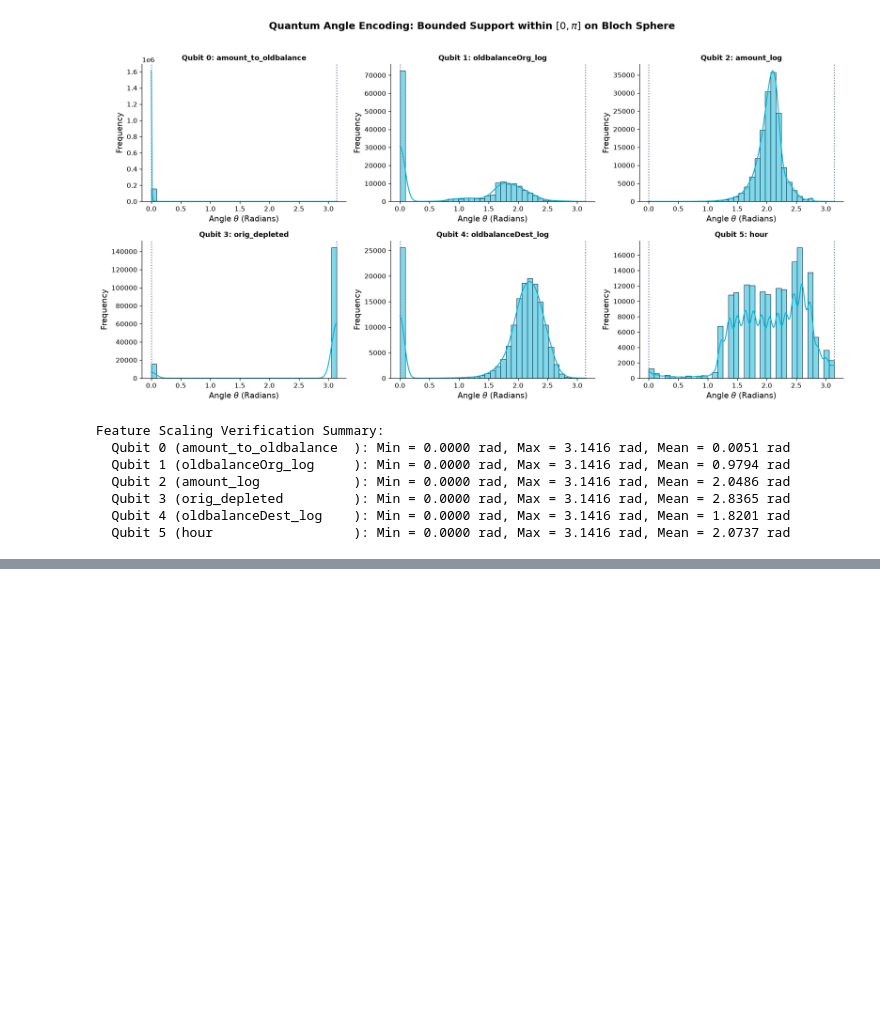
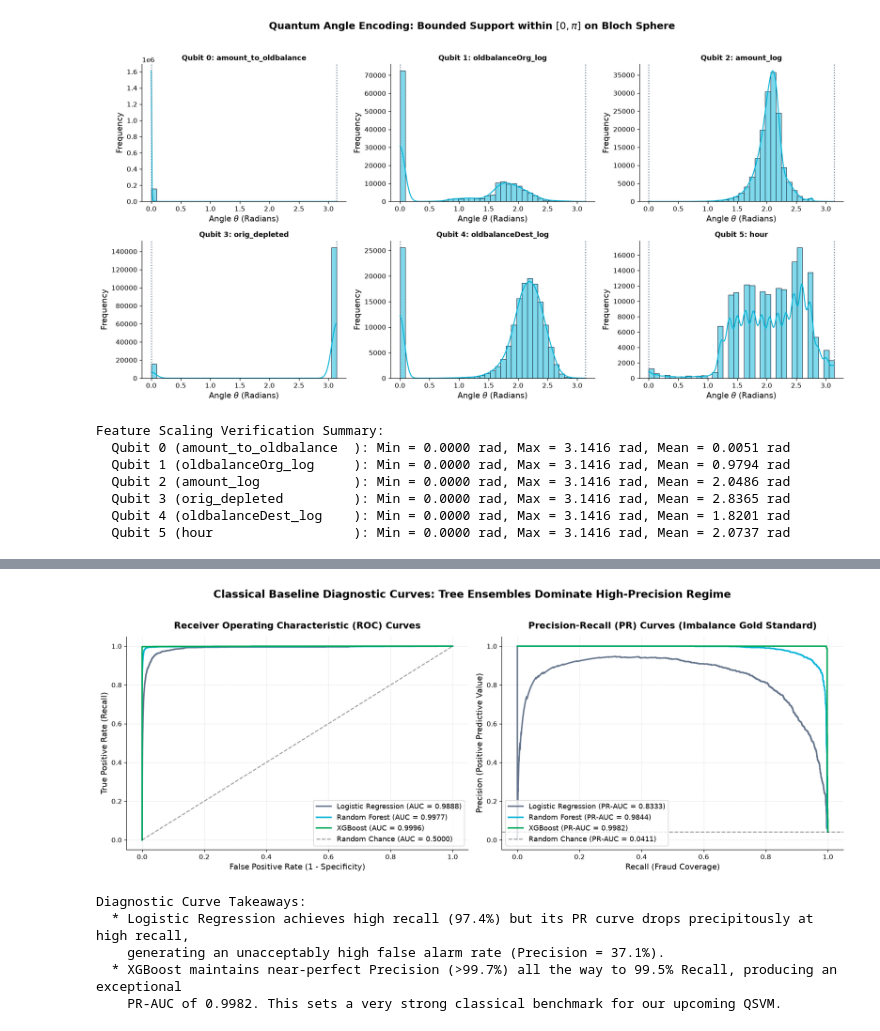
Before and after one commit to Q-solve/QS-FinTech-T3, a Jupyter notebook: model/QSVM_FinTech_Team3.ipynb, the cells around one changed output, grey strips where cells are left out. Drawn from its saved outputs; the diff is of its cells as text; code cells hidden in the pictures; blank space fills up the shorter version.

Commit message:
feat(model): implement classical baseline benchmarks (Logistic Regression, Random Forest, XGBoost)

```diff
--- a/model/QSVM_FinTech_Team3.ipynb
+++ b/model/QSVM_FinTech_Team3.ipynb
@@ -1083,0 +1216,59 @@ The classical data and ML pipeline is complete and verified. Downstream tasks ca
+# %%
+# ==============================================================================
+# 5.2 Visual Benchmarking: Comparative ROC & Precision-Recall Curves
+# ==============================================================================
+fig, axes = plt.subplots(1, 2, figsize=(16, 6), dpi=120)
+
+model_colors = {
+    'Logistic Regression': PALETTE["gray"],
+    'Random Forest': PALETTE["teal"],
+    'XGBoost': PALETTE["mpesa_green"]
+}
+
+# Left Panel: ROC Curves
+for name, probs in probabilities.items():
+    fpr, tpr, _ = roc_curve(y_test_bench, probs)
+    score = roc_auc_score(y_test_bench, probs)
+    axes[0].plot(fpr, tpr, label=f"{name} (AUC = {score:.4f})",
+                 color=model_colors[name], linewidth=2.2)
+
+axes[0].plot([0, 1], [0, 1], 'k--', alpha=0.4, label='Random Chance (AUC = 0.5000)')
+axes[0].set_title("Receiver Operating Characteristic (ROC) Curves", fontweight='bold', pad=12)
+axes[0].set_xlabel("False Positive Rate (1 - Specificity)")
+axes[0].set_ylabel("True Positive Rate (Recall)")
+axes[0].legend(loc='lower right', frameon=True)
+axes[0].grid(True, alpha=0.3)
+
+# Right Panel: Precision-Recall Curves (Gold Standard for Imbalanced Data)
+for name, probs in probabilities.items():
+    prec_curve, rec_curve, _ = precision_recall_curve(y_test_bench, probs)
+    score = average_precision_score(y_test_bench, probs)
+    axes[1].plot(rec_curve, prec_curve, label=f"{name} (PR-AUC = {score:.4f})",
+                 color=model_colors[name], linewidth=2.2)
+
+# Baseline PR rate = positive fraction
+no_skill_pr = y_test_bench.mean()
+axes[1].axhline(no_skill_pr, color='black', linestyle='--', alpha=0.4,
+                label=f'Random Chance (PR-AUC = {no_skill_pr:.4f})')
+axes[1].set_title("Precision-Recall (PR) Curves (Imbalance Gold Standard)", fontweight='bold', pad=12)
+axes[1].set_xlabel("Recall (Fraud Coverage)")
+axes[1].set_ylabel("Precision (Positive Predictive Value)")
+axes[1].legend(loc='lower left', frameon=True)
+axes[1].grid(True, alpha=0.3)
+
+plt.suptitle("Classical Baseline Diagnostic Curves: Tree Ensembles Dominate High-Precision Regime",
+             fontsize=16, fontweight='bold', y=1.02)
+plt.show()
+
+print("Diagnostic Curve Takeaways:")
+print("  * Logistic Regression achieves high recall (97.4%) but its PR curve drops precipitously at high recall,")
+print("    generating an unacceptably high false alarm rate (Precision = 37.1%).")
+print("  * XGBoost maintains near-perfect Precision (>99.7%) all the way to 99.5% Recall, producing an exceptional")
+print("    PR-AUC of 0.9982. This sets a very strong classical benchmark for our upcoming QSVM.")
+# %% [output]
+[figure, added]
+Diagnostic Curve Takeaways:
+  * Logistic Regression achieves high recall (97.4%) but its PR curve drops precipitously at high recall,
+    generating an unacceptably high false alarm rate (Precision = 37.1%).
+  * XGBoost maintains near-perfect Precision (>99.7%) all the way to 99.5% Recall, producing an exceptional
+    PR-AUC of 0.9982. This sets a very strong classical benchmark for our upcoming QSVM.
```
Also changed, not shown: parts of 10 cells of this notebook.
